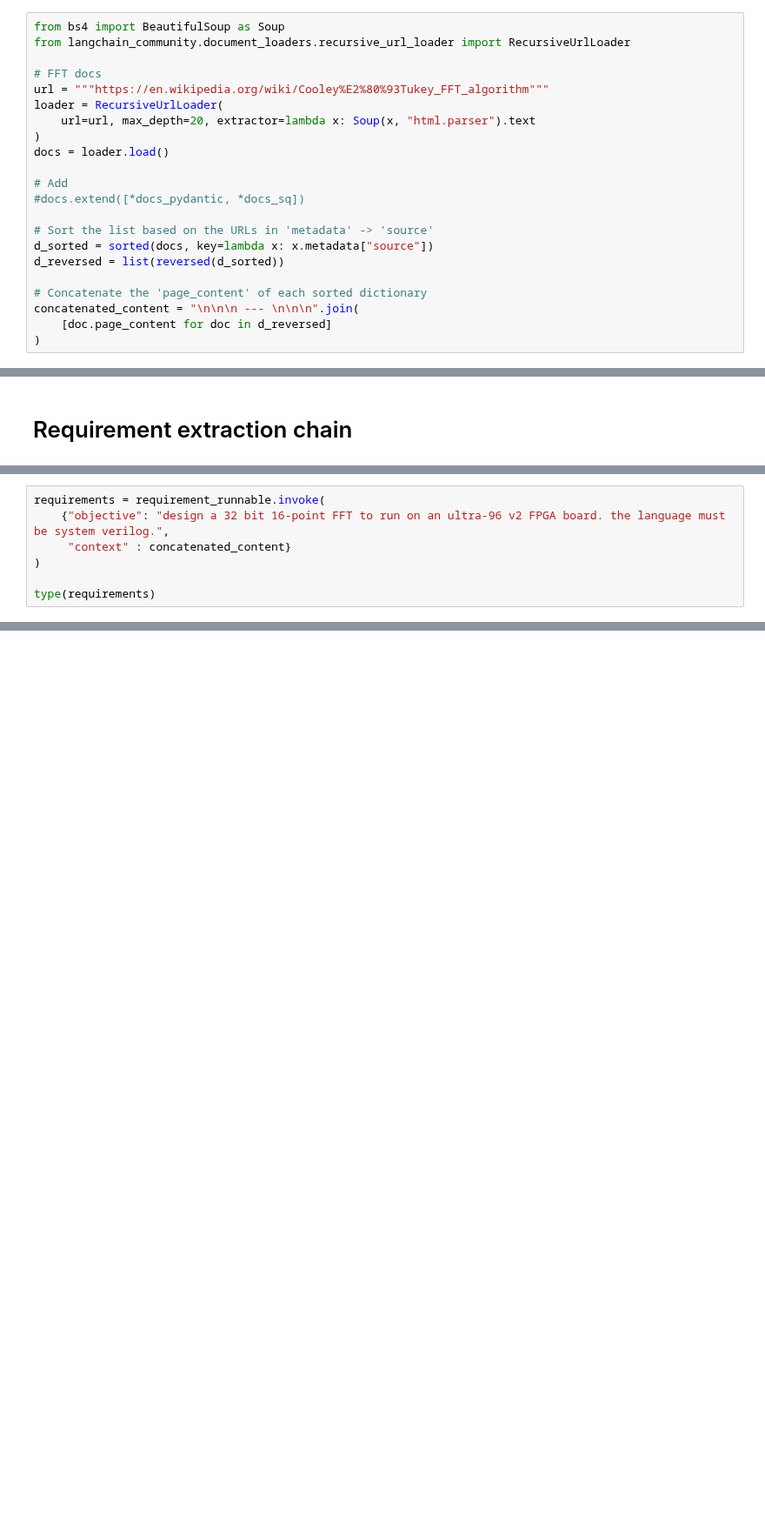
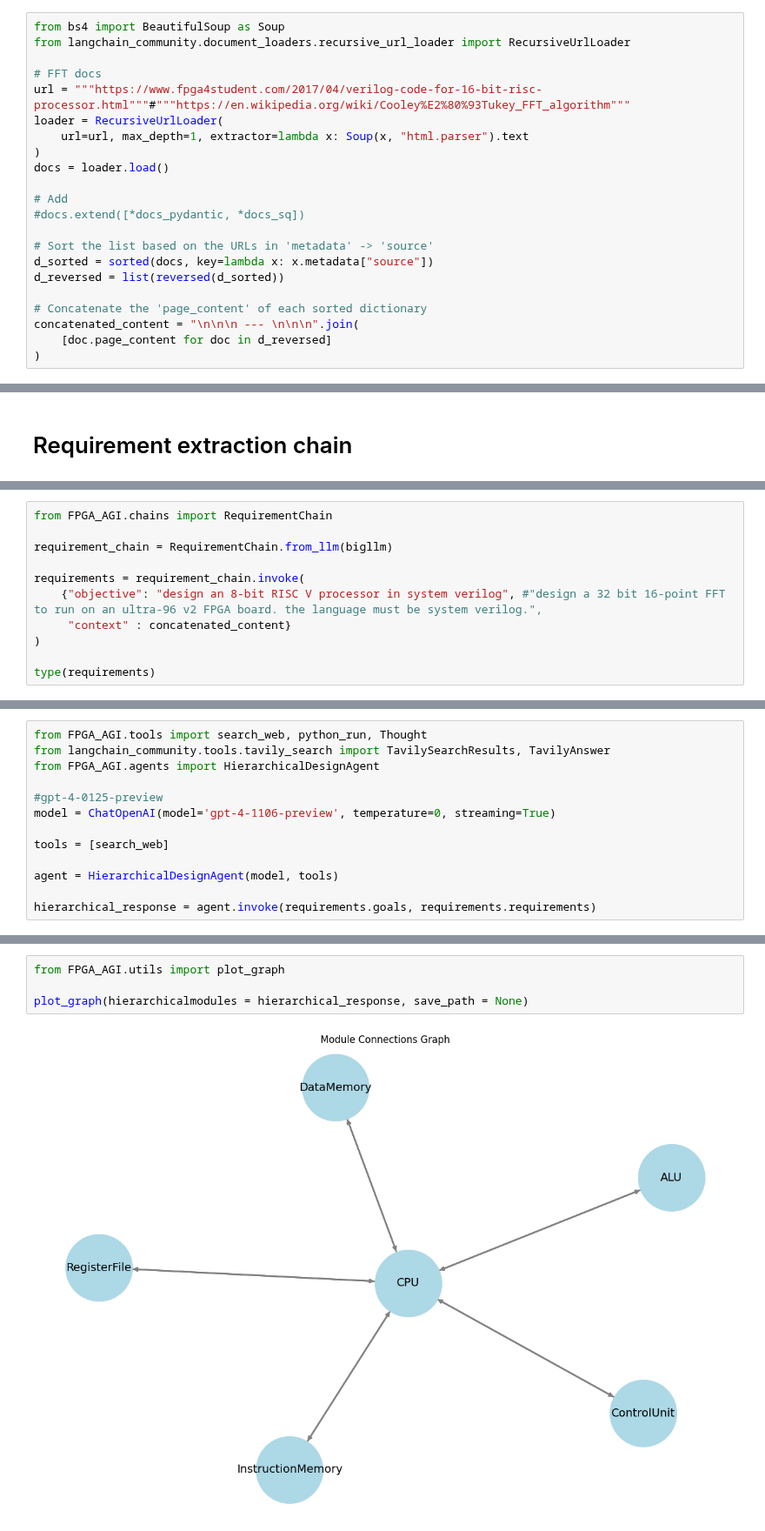
Before and after one commit to sarashs/FPGA_AGI, a Jupyter notebook: working_solution.ipynb, the cells around one changed output, grey strips where cells are left out. Shown at 87% size. Cells and saved outputs as stored; diff of their text form; blank space fills up the shorter version.

Commit message:
hierarchical module agent is implemented \n a graph plot function added

```diff
--- a/working_solution.ipynb
+++ b/working_solution.ipynb
@@ -30,9 +23,9 @@ from bs4 import BeautifulSoup as Soup
 from langchain_community.document_loaders.recursive_url_loader import RecursiveUrlLoader
 
 # FFT docs
-url = """https://en.wikipedia.org/wiki/Cooley%E2%80%93Tukey_FFT_algorithm"""
+url = """https://www.fpga4student.com/2017/04/verilog-code-for-16-bit-risc-processor.html"""#"""https://en.wikipedia.org/wiki/Cooley%E2%80%93Tukey_FFT_algorithm"""
 loader = RecursiveUrlLoader(
-    url=url, max_depth=20, extractor=lambda x: Soup(x, "html.parser").text
+    url=url, max_depth=1, extractor=lambda x: Soup(x, "html.parser").text
 )
 docs = loader.load()
 
@@ -98,6 +49,10 @@ requirement_runnable = create_structured_output_runnable(
 # %%
-requirements = requirement_runnable.invoke(
-    {"objective": "design a 32 bit 16-point FFT to run on an ultra-96 v2 FPGA board. the language must be system verilog.",
+from FPGA_AGI.chains import RequirementChain
+
+requirement_chain = RequirementChain.from_llm(bigllm)
+
+requirements = requirement_chain.invoke(
+    {"objective": "design an 8-bit RISC V processor in system verilog", #"design a 32 bit 16-point FFT to run on an ultra-96 v2 FPGA board. the language must be system verilog.",
      "context" : concatenated_content}
 )
 
@@ -168,0 +86,13 @@ out_file.close()
+# %%
+from FPGA_AGI.tools import search_web, python_run, Thought
+from langchain_community.tools.tavily_search import TavilySearchResults, TavilyAnswer
+from FPGA_AGI.agents import HierarchicalDesignAgent
+
+#gpt-4-0125-preview
+model = ChatOpenAI(model='gpt-4-1106-preview', temperature=0, streaming=True)
+
+tools = [search_web]
+
+agent = HierarchicalDesignAgent(model, tools)
+
+hierarchical_response = agent.invoke(requirements.goals, requirements.requirements)
@@ -168,0 +103,6 @@ out_file.close()
+# %%
+from FPGA_AGI.utils import plot_graph
+
+plot_graph(hierarchicalmodules = hierarchical_response, save_path = None)
+# %% [output]
+[figure, added]
```
Also changed, not shown: parts of 17 cells of this notebook, 4 other files.
